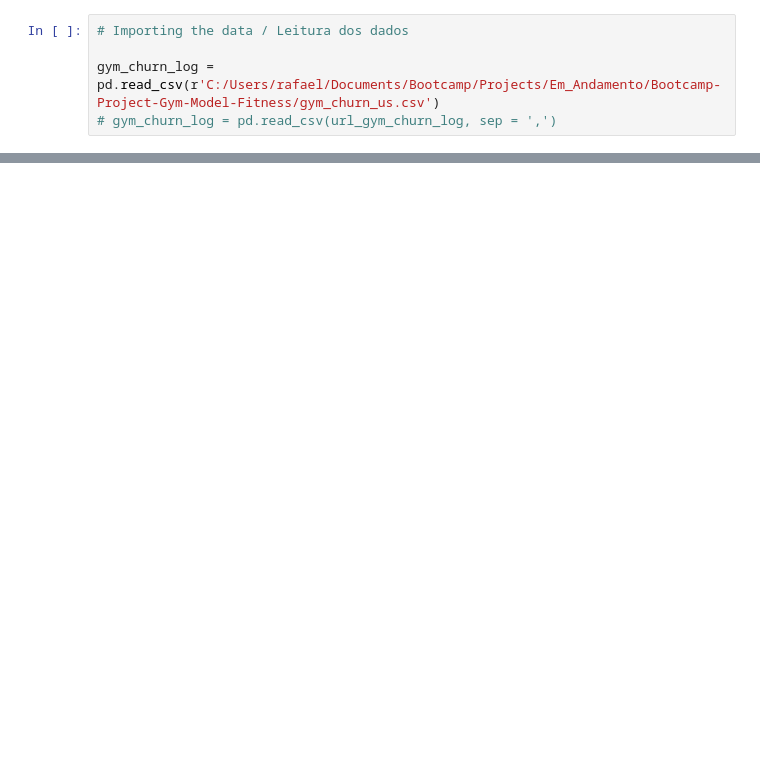
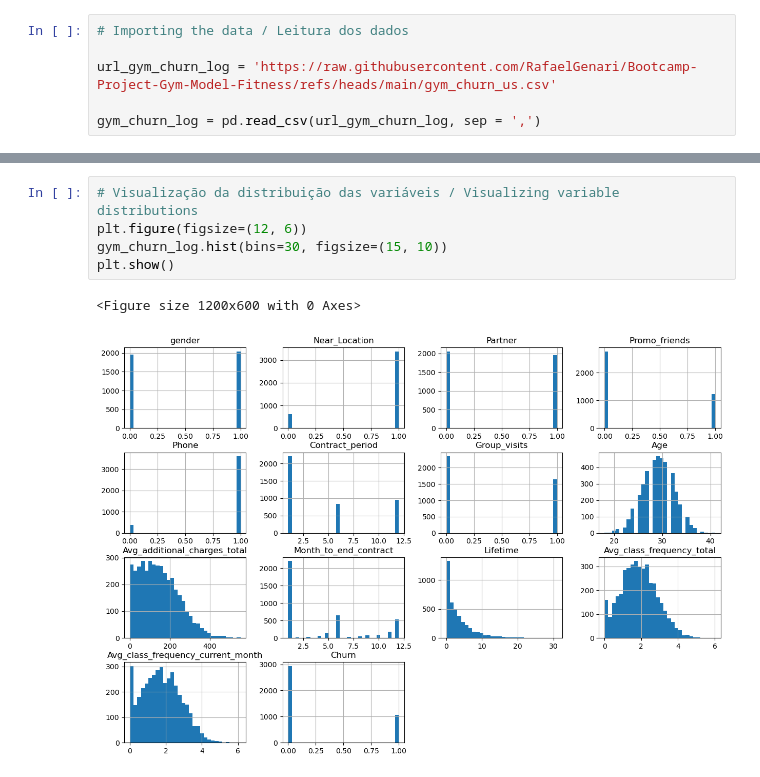
Before and after one commit to RafaelGenari/Bootcamp-Project-Gym-Model-Fitness, a Jupyter notebook: Notebooks/EDA.ipynb, the cells around one changed output, grey strips where cells are left out. Cells and saved outputs as stored; diff of their text form; blank space fills up the shorter version.

```diff
--- a/Notebooks/EDA.ipynb
+++ b/Notebooks/EDA.ipynb
@@ -8,5 +13,6 @@ import matplotlib.pyplot as plt
 # %%
 # Importing the data / Leitura dos dados
 
-gym_churn_log = pd.read_csv(r'C:/Users/rafael/Documents/Bootcamp/Projects/Em_Andamento/Bootcamp-Project-Gym-Model-Fitness/gym_churn_us.csv')
-# gym_churn_log = pd.read_csv(url_gym_churn_log, sep = ',')
+url_gym_churn_log = 'https://raw.githubusercontent.com/RafaelGenari/Bootcamp-Project-Gym-Model-Fitness/refs/heads/main/gym_churn_us.csv'
+
+gym_churn_log = pd.read_csv(url_gym_churn_log, sep = ',')
@@ -14,0 +87,8 @@ FileNotFoundError: [Errno 2] No such file or directory: 'C:/Users/rafael/Documen
+# %%
+# Visualização da distribuição das variáveis / Visualizing variable distributions
+plt.figure(figsize=(12, 6))
+gym_churn_log.hist(bins=30, figsize=(15, 10))
+plt.show()
+# %% [output]
+<Figure size 1200x600 with 0 Axes>
+[figure, added]
```
Also changed, not shown: parts of 18 cells of this notebook.
